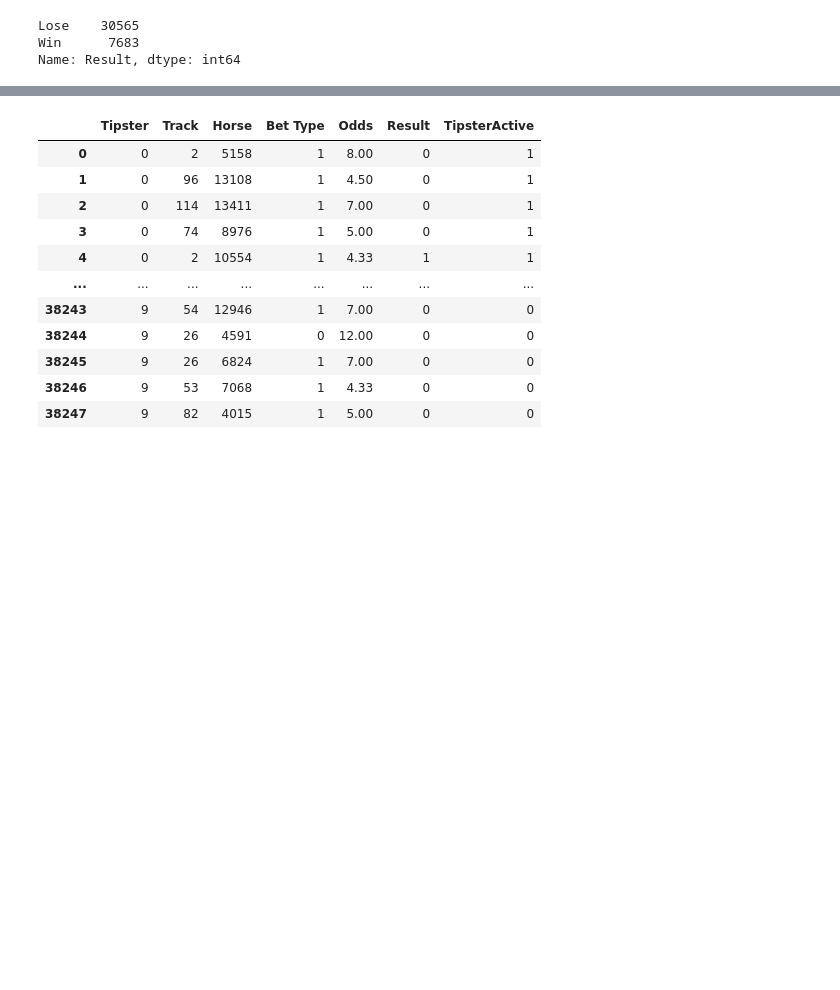
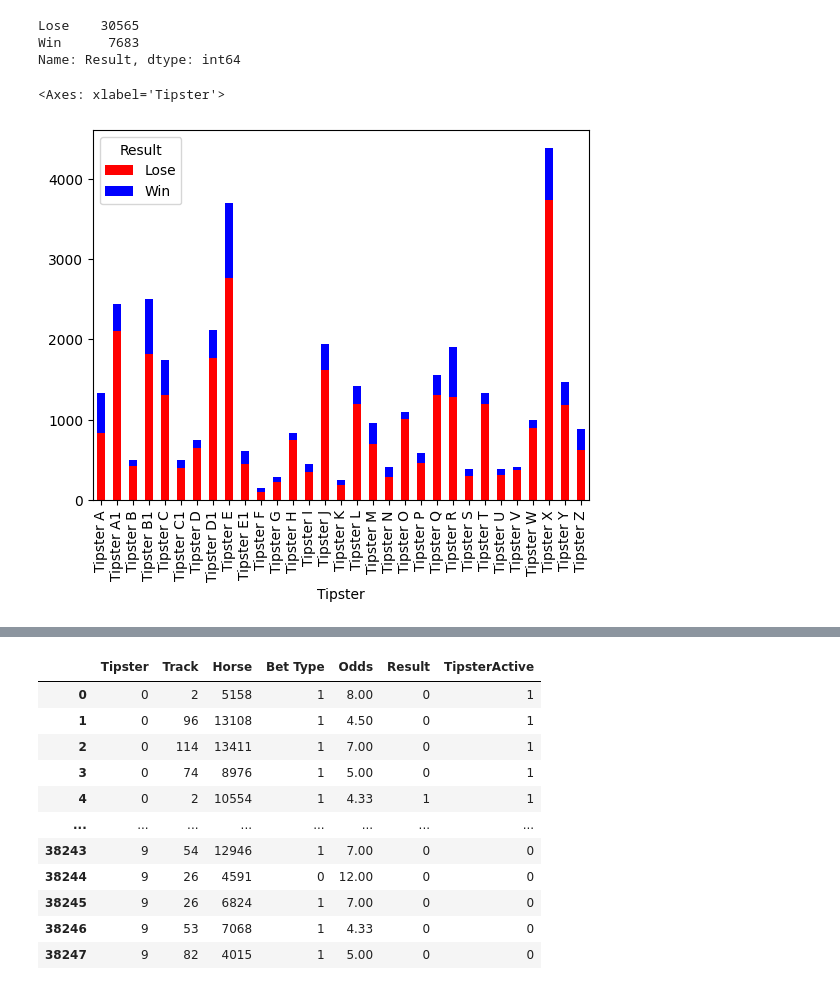
Before and after one commit to anhphuong012/ML_GiuaKi, a Jupyter notebook: Untitled0.ipynb, the cells around one changed output, grey strips where cells are left out. Cells and saved outputs as stored; diff of their text form; code cells hidden in the pictures; blank space fills up the shorter version.

```diff
--- a/Untitled0.ipynb
+++ b/Untitled0.ipynb
@@ -75,3 +112,9 @@ data['Result'].value_counts()
 Lose    30565
 Win      7683
 Name: Result, dtype: int64
+# %%
+cross_tab = pd.crosstab(data['Tipster'], data['Result'], margins=True)
+cross_tab.iloc[:-1,:-1].plot(kind='bar', stacked=True, color=['red', 'blue'], grid=False)
+# %% [output]
+<Axes: xlabel='Tipster'>
+[figure, added]
```
Also changed, not shown: parts of 9 cells of this notebook.
